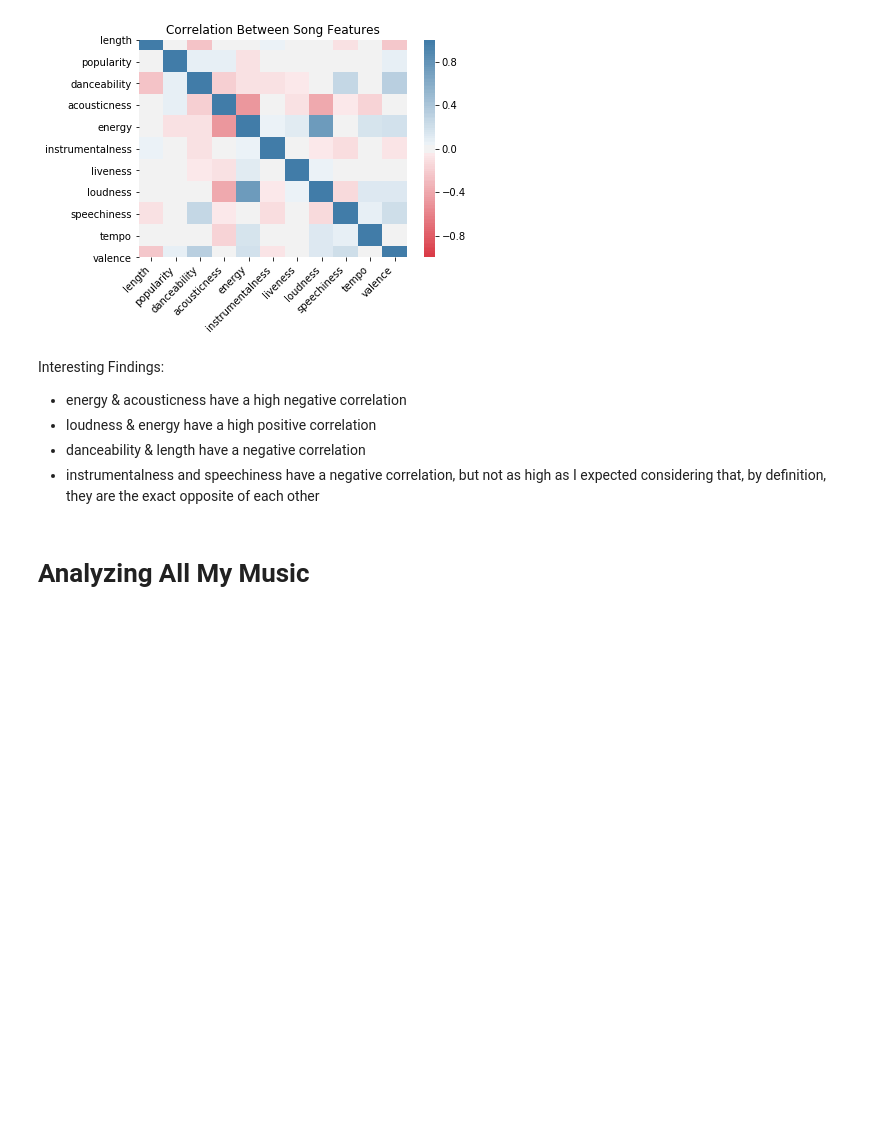
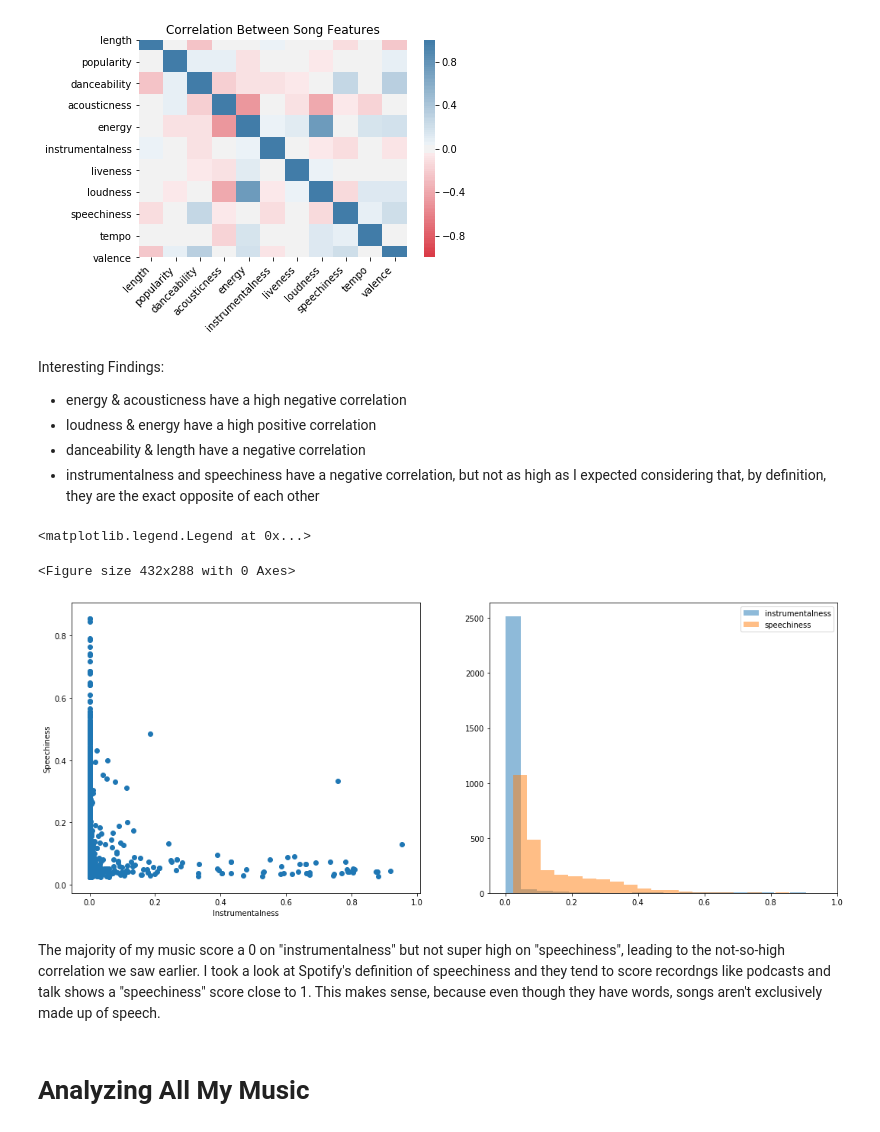
Before and after one commit to winst0n-w/spotify-analysis, a Jupyter notebook: Spotify Playlists Data Exploration.ipynb, the cells around one changed output. Cells and saved outputs as stored; diff of their text form; code cells hidden in the pictures; blank space fills up the shorter version.

```diff
--- a/Spotify Playlists Data Exploration.ipynb
+++ b/Spotify Playlists Data Exploration.ipynb
@@ -8,10 +8,10 @@ from datetime import date
 # Preparing the Data
 # %%
 # Import playlists
-edm = pd.read_csv('filename')
-rap = pd.read_csv('filename')
-pop = pd.read_csv('filename')
-rnb = pd.read_csv('filename')
+edm = pd.read_csv('/Users/winstonwang/Downloads/Datasets/elove.csv')
+rap = pd.read_csv('/Users/winstonwang/Downloads/Datasets/rap.csv')
+pop = pd.read_csv('/Users/winstonwang/Downloads/Datasets/chillvibes.csv')
+rnb = pd.read_csv('/Users/winstonwang/Downloads/Datasets/nightdrives.csv')
 
 # add a column 'playlist_name' to indicate the playlist the song is from
 edm['playlist_name'] = 'EDM'
@@ -59,0 +69,4 @@ all.head()
+# %%
+# Drop the rows with null values in them
+all = all.dropna(how='any', axis=0)
+all.isnull().sum()
@@ -102,6 +135,25 @@ Interesting Findings:
  * loudness & energy have a high positive correlation
  * danceability & length have a negative correlation
  * instrumentalness and speechiness have a negative correlation, but not as high as I expected considering that, by definition, they are the exact opposite of each other
+# %%
+# Let's explore the relationship between instrumentalness and speechiness more
+plt.figure()
+plt.figure(figsize=(18,7))
+plt.subplot(1,2,1)
+plt.scatter(all['instrumentalness'], all['speechiness'])
+plt.xlabel('Instrumentalness')
+plt.ylabel('Speechiness')
+
+plt.subplot(1,2,2)
+plt.hist(all['instrumentalness'], bins = 20, alpha = 0.5, label='instrumentalness')
+plt.hist(all['speechiness'], bins = 20, alpha = 0.5, label='speechiness')
+plt.legend()
+# %% [output]
+<matplotlib.legend.Legend at 0x...>
+<Figure size 432x288 with 0 Axes>
+[figure, added]
+# %% [markdown]
+The majority of my music score a 0 on "instrumentalness" but not super high on "speechiness", leading to the not-so-high correlation we saw earlier. I took a look at Spotify's definition of speechiness and they tend to score recordngs like podcasts and talk shows a "speechiness" score close to 1. This makes sense, because even though they have words, songs aren't exclusively made up of speech.
 # %% [markdown]
 # Analyzing All My Music
 # %%
```
Also changed, not shown: parts of 6 cells of this notebook.
